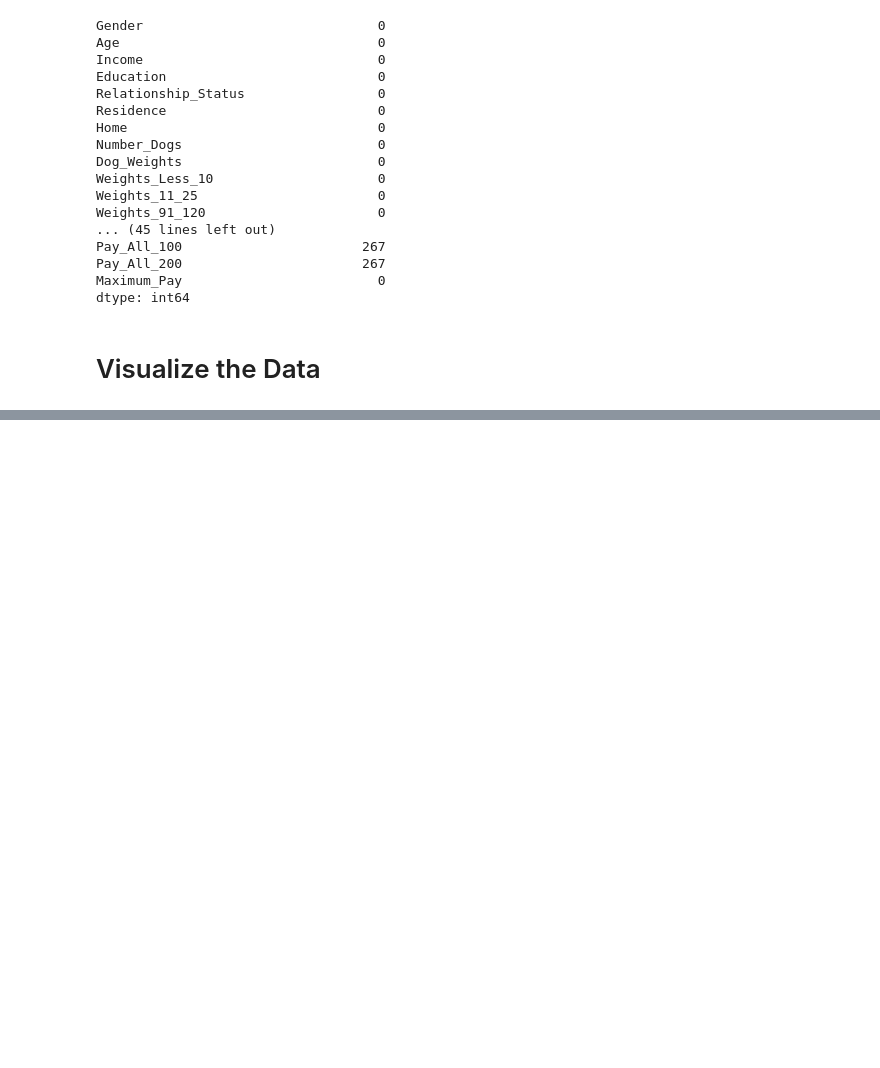
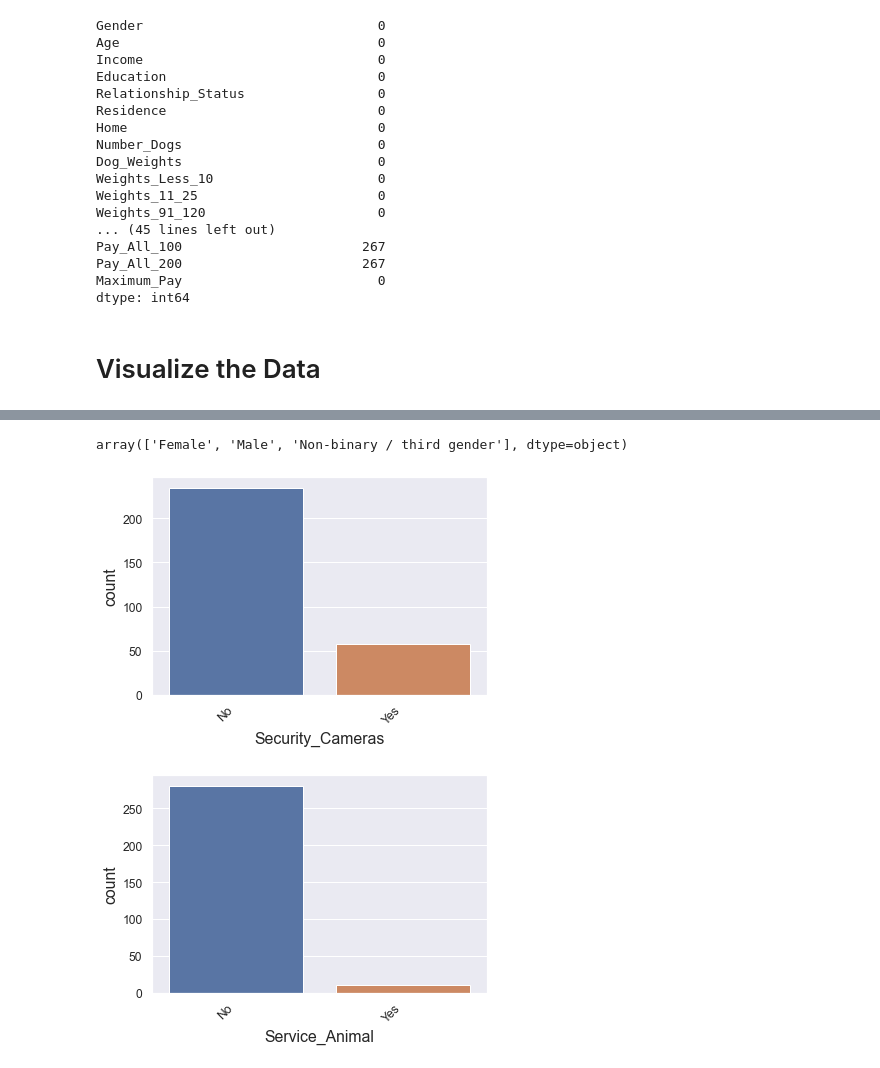
Before and after one commit to markhary/emba912_survey, a Jupyter notebook: ruby.ipynb, the cells around one changed output, grey strips where cells are left out. Drawn from its saved outputs; the diff is of its cells as text; code cells hidden in the pictures; blank space fills up the shorter version.

```diff
--- a/ruby.ipynb
+++ b/ruby.ipynb
@@ -160,0 +127,4 @@ create_countplot("Home")
+# %%
+survey_data["Gender"].sort_values().unique()
+# %% [output]
+array(['Female', 'Male', 'Non-binary / third gender'], dtype=object)
@@ -160,0 +142,10 @@ create_countplot("Home")
+# %%
+# Other Information
+#Security_Cameras                   object
+#Service_Animal                     object
+NO_YES = ["No", "Yes"]
+create_countplot("Security_Cameras", NO_YES)
+create_countplot("Service_Animal", NO_YES)
+# %% [output]
+[figure, added]
+[figure, added]
```
Also changed, not shown: parts of 12 cells of this notebook, 4 other files.
